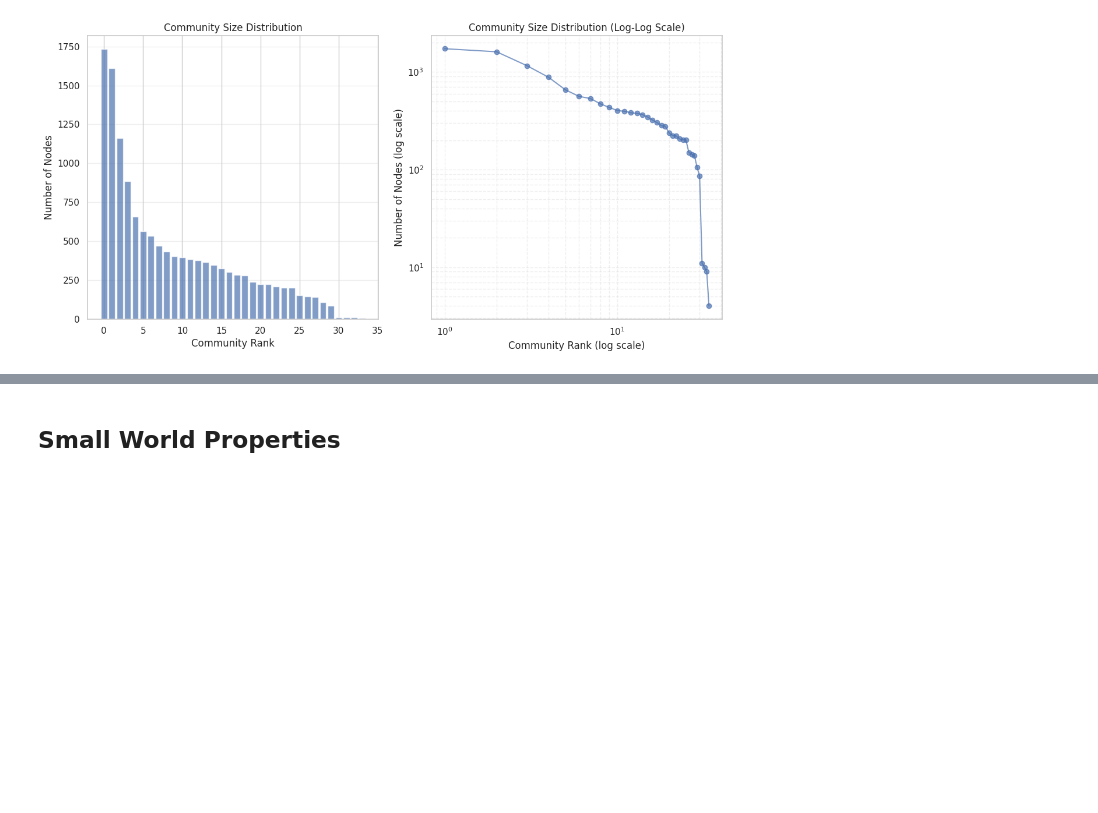
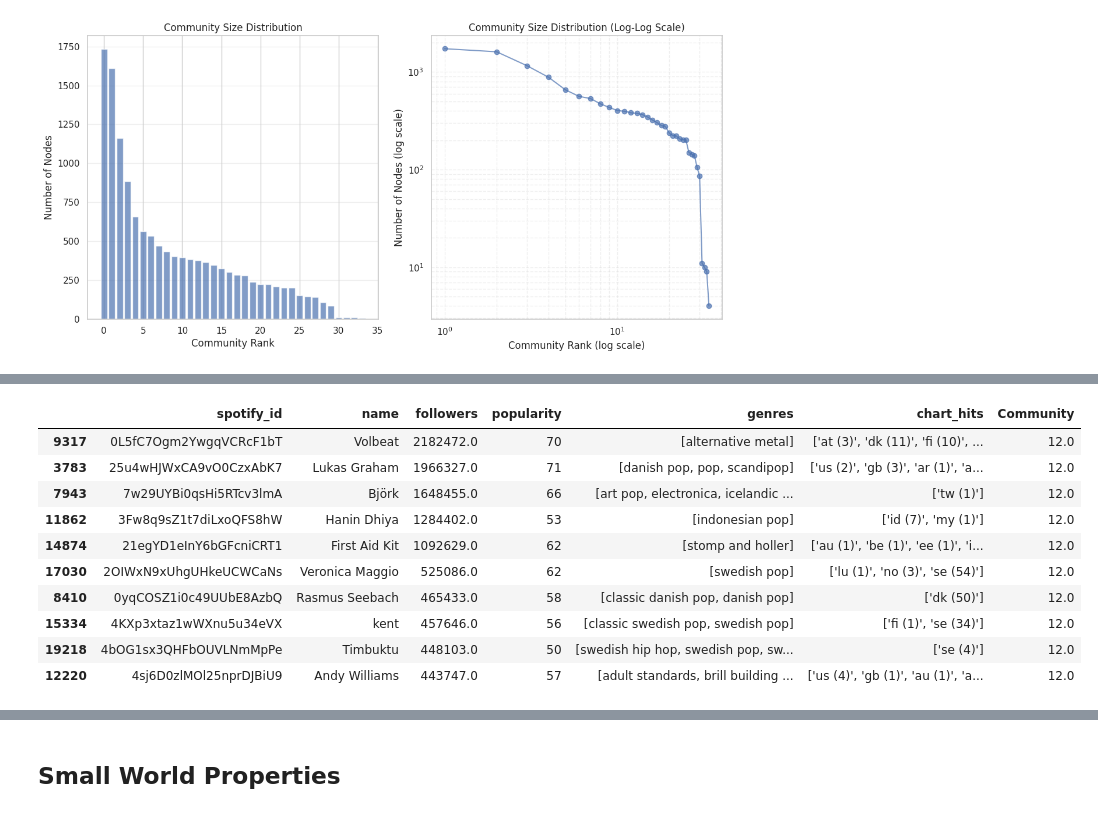
Before and after one commit to Jacky-KH-MOK/MSBD5008_PROJECT, a Jupyter notebook: PROJECT_CODE.ipynb, the cells around one changed output, grey strips where cells are left out. Drawn from its saved outputs; the diff is of its cells as text; code cells hidden in the pictures; blank space fills up the shorter version.

```diff
--- a/PROJECT_CODE.ipynb
+++ b/PROJECT_CODE.ipynb
@@ -456,0 +486,14 @@ Top 10 communities by size:
+# %%
+selected_nodes.query('Community == 12').sort_values('followers', ascending=False).head(10)
+# %% [output]
+|  | spotify_id | name | followers | popularity | genres | chart_hits | Community |
+| 9317 | 0L5fC7Ogm2YwgqVCRcF1bT | Volbeat | 2182472.0 | 70 | [alternative metal] | ['at (3)', 'dk (11)', 'fi (10)', ... | 12.0 |
+| 3783 | 25u4wHJWxCA9vO0CzxAbK7 | Lukas Graham | 1966327.0 | 71 | [danish pop, pop, scandipop] | ['us (2)', 'gb (3)', 'ar (1)', 'a... | 12.0 |
+| 7943 | 7w29UYBi0qsHi5RTcv3lmA | Björk | 1648455.0 | 66 | [art pop, electronica, icelandic ... | ['tw (1)'] | 12.0 |
+| 11862 | 3Fw8q9sZ1t7diLxoQFS8hW | Hanin Dhiya | 1284402.0 | 53 | [indonesian pop] | ['id (7)', 'my (1)'] | 12.0 |
+| 14874 | 21egYD1eInY6bGFcniCRT1 | First Aid Kit | 1092629.0 | 62 | [stomp and holler] | ['au (1)', 'be (1)', 'ee (1)', 'i... | 12.0 |
+| 17030 | 2OIWxN9xUhgUHkeUCWCaNs | Veronica Maggio | 525086.0 | 62 | [swedish pop] | ['lu (1)', 'no (3)', 'se (54)'] | 12.0 |
+| 8410 | 0yqCOSZ1i0c49UUbE8AzbQ | Rasmus Seebach | 465433.0 | 58 | [classic danish pop, danish pop] | ['dk (50)'] | 12.0 |
+| 15334 | 4KXp3xtaz1wWXnu5u34eVX | kent | 457646.0 | 56 | [classic swedish pop, swedish pop] | ['fi (1)', 'se (34)'] | 12.0 |
+| 19218 | 4bOG1sx3QHFbOUVLNmMpPe | Timbuktu | 448103.0 | 50 | [swedish hip hop, swedish pop, sw... | ['se (4)'] | 12.0 |
+| 12220 | 4sj6D0zlMOl25nprDJBiU9 | Andy Williams | 443747.0 | 57 | [adult standards, brill building ... | ['us (4)', 'gb (1)', 'au (1)', 'a... | 12.0 |
```
Also changed, not shown: parts of 11 cells of this notebook, 1 other file.
